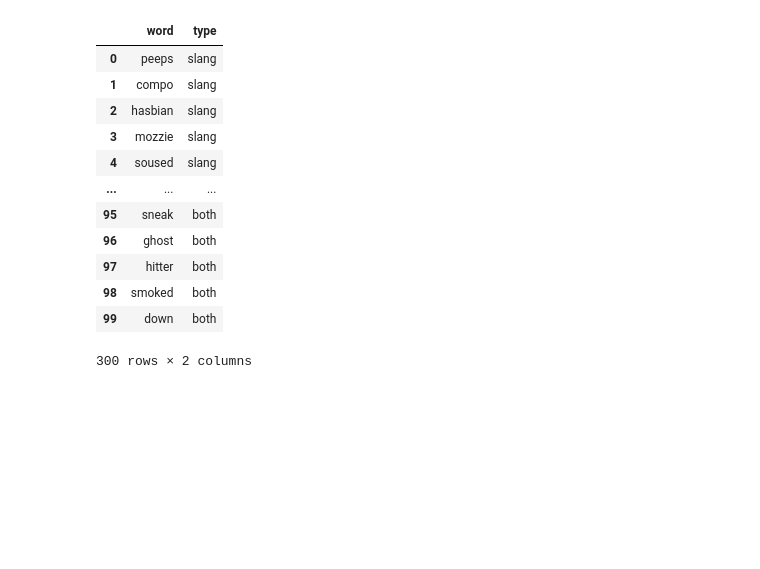
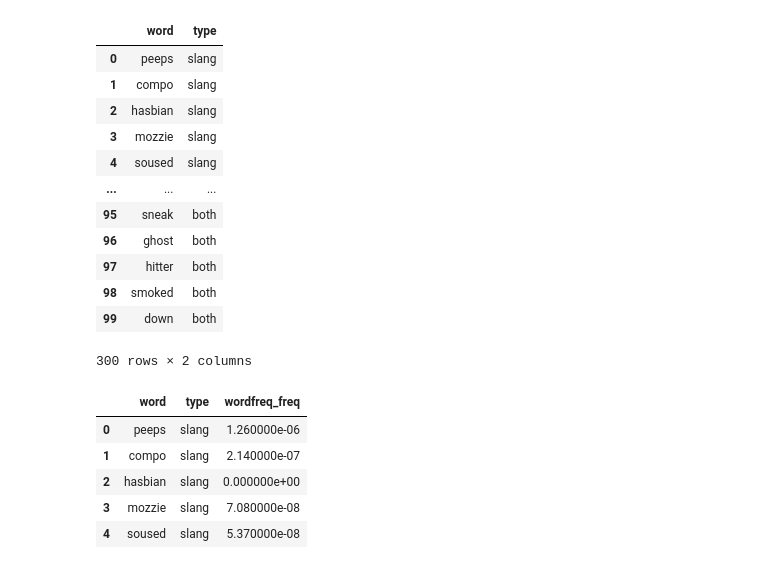
Before and after one commit to opedal/slangvolution, a Jupyter notebook: Word sampling.ipynb, the cells around one changed output. Drawn from its saved outputs; the diff is of its cells as text; code cells hidden in the pictures; blank space fills up the shorter version.

```diff
--- a/Word sampling.ipynb
+++ b/Word sampling.ipynb
@@ -286,5 +286,13 @@ all_words
 # %%
 wordfreqs = []
 for word in all_words["word"]:
     wordfreqs.append(wordfreq.word_frequency(word, lang='en', wordlist='best', minimum=0.0))
-all_words["wordfreq_freq"] = wordf
+all_words["wordfreq_freq"] = wordfreqs
+all_words.head()
+# %% [output]
+|  | word | type | wordfreq_freq |
+| 0 | peeps | slang | 1.260000e-06 |
+| 1 | compo | slang | 2.140000e-07 |
+| 2 | hasbian | slang | 0.000000e+00 |
+| 3 | mozzie | slang | 7.080000e-08 |
+| 4 | soused | slang | 5.370000e-08 |
```
Also changed, not shown: parts of 2 cells of this notebook, 2 other files.
